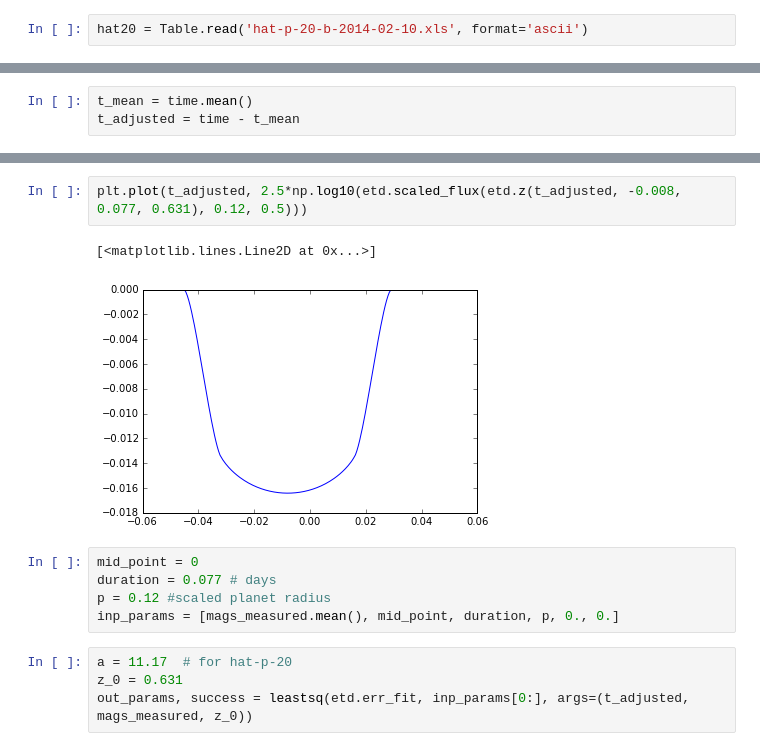
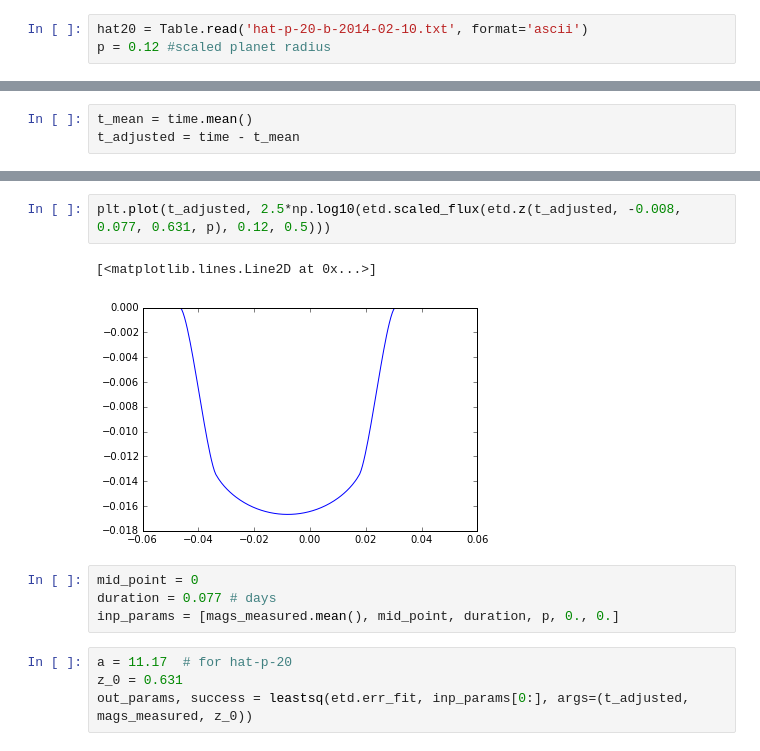
Before and after one commit to mwcraig/exoplanet-hack, a Jupyter notebook: exoplanet-fitting.ipynb, the cells around one changed output, grey strips where cells are left out. Drawn from its saved outputs; the diff is of its cells as text.

```diff
--- a/exoplanet-fitting.ipynb
+++ b/exoplanet-fitting.ipynb
@@ -230,5 +243,6 @@ reload(etd)
 # %%
-hat20 = Table.read('hat-p-20-b-2014-02-10.xls', format='ascii')
+hat20 = Table.read('hat-p-20-b-2014-02-10.txt', format='ascii')
+p = 0.12 #scaled planet radius
 # %%
 mags_measured = -2.5*np.log10(hat20['rel_flux_T1'])
 time = hat20['J.D.-2400000']
@@ -258,14 +272,13 @@ plt.plot(etd.z(t_adjusted, 0, 0.077, 0.631), etd.scaled_flux(etd.z(t_adjusted, 0
 [<matplotlib.lines.Line2D at 0x...>]
 [figure]
 # %%
-plt.plot(t_adjusted, 2.5*np.log10(etd.scaled_flux(etd.z(t_adjusted, -0.008, 0.077, 0.631), 0.12, 0.5)))
+plt.plot(t_adjusted, 2.5*np.log10(etd.scaled_flux(etd.z(t_adjusted, -0.008, 0.077, 0.631, p), 0.12, 0.5)))
 # %% [output]
 [<matplotlib.lines.Line2D at 0x...>]
-[figure, old version]
+[figure, new version]
 # %%
 mid_point = 0
 duration = 0.077 # days
-p = 0.12 #scaled planet radius
 inp_params = [mags_measured.mean(), mid_point, duration, p, 0., 0.]
 # %%
 a = 11.17  # for hat-p-20
```
Also changed, not shown: parts of 12 cells of this notebook.
